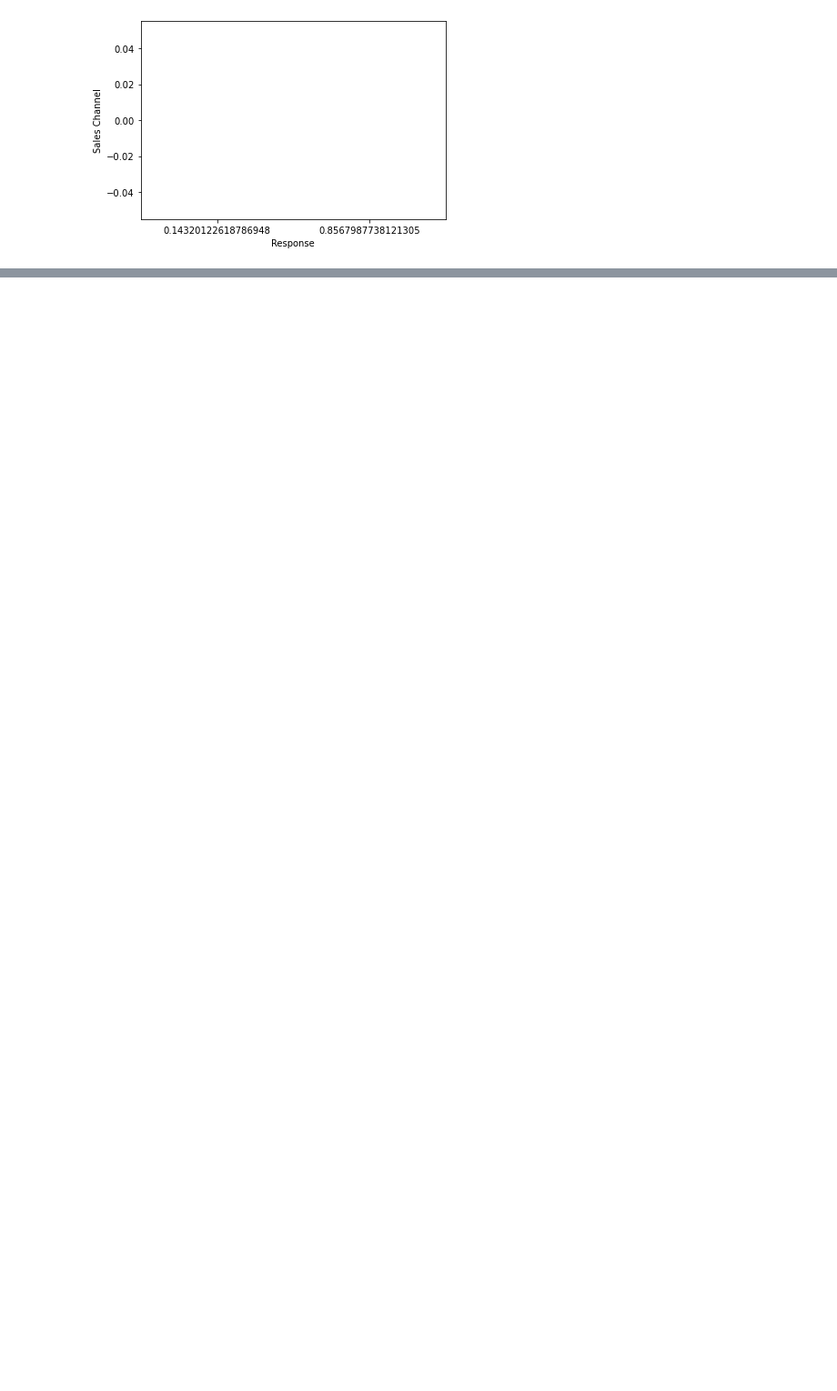
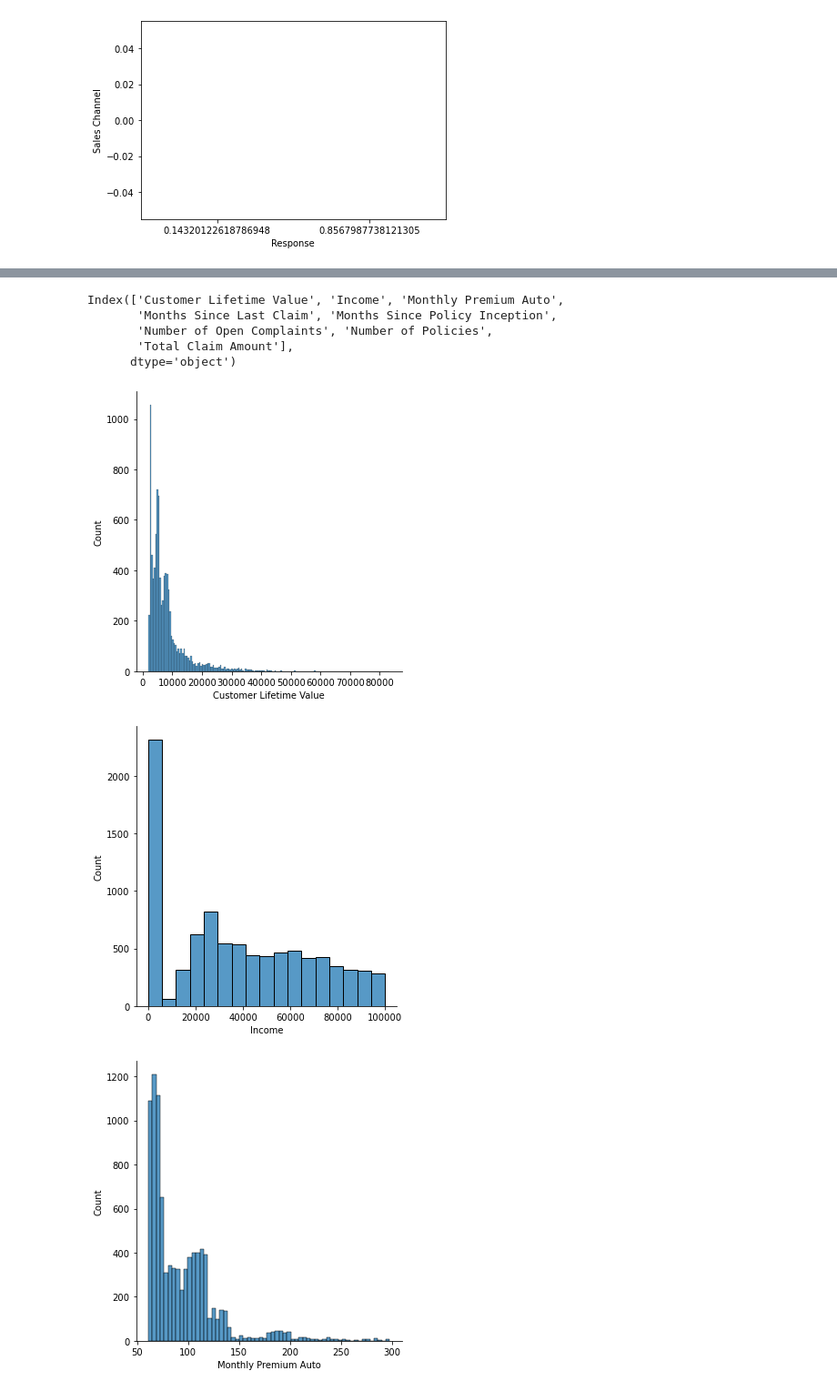
Before and after one commit to ShahAliR/lab-customer-analysis-round-3, a Jupyter notebook: files_for_lab/csv_files/Round3.ipynb, the cells around one changed output, grey strips where cells are left out. Shown at 91% size. Saved outputs shown, nothing was run; the diff lists cells and outputs as text; code cells hidden in the pictures; blank space fills up the shorter version.

```diff
--- a/files_for_lab/csv_files/Round3.ipynb
+++ b/files_for_lab/csv_files/Round3.ipynb
@@ -60,0 +164,22 @@ plt.show()
+# %%
+print(numerical.columns)
+# %% [output]
+Index(['Customer Lifetime Value', 'Income', 'Monthly Premium Auto',
+       'Months Since Last Claim', 'Months Since Policy Inception',
+       'Number of Open Complaints', 'Number of Policies',
+       'Total Claim Amount'],
+      dtype='object')
+# %%
+sns.displot(data['Customer Lifetime Value'])
+sns.displot(data['Income'])
+sns.displot(data['Monthly Premium Auto'])
+sns.displot(data['Months Since Last Claim'])
+sns.displot(data['Months Since Policy Inception'])
+sns.displot(data['Number of Open Complaints'])
+sns.displot(data['Number of Policies'])
+sns.displot(data['Total Claim Amount'])
+plt.show()
+# %% [output]
+[figure, added]
+[figure, added]
+[figure, added]
```
Also changed, not shown: parts of 28 cells of this notebook, 1 other file.
